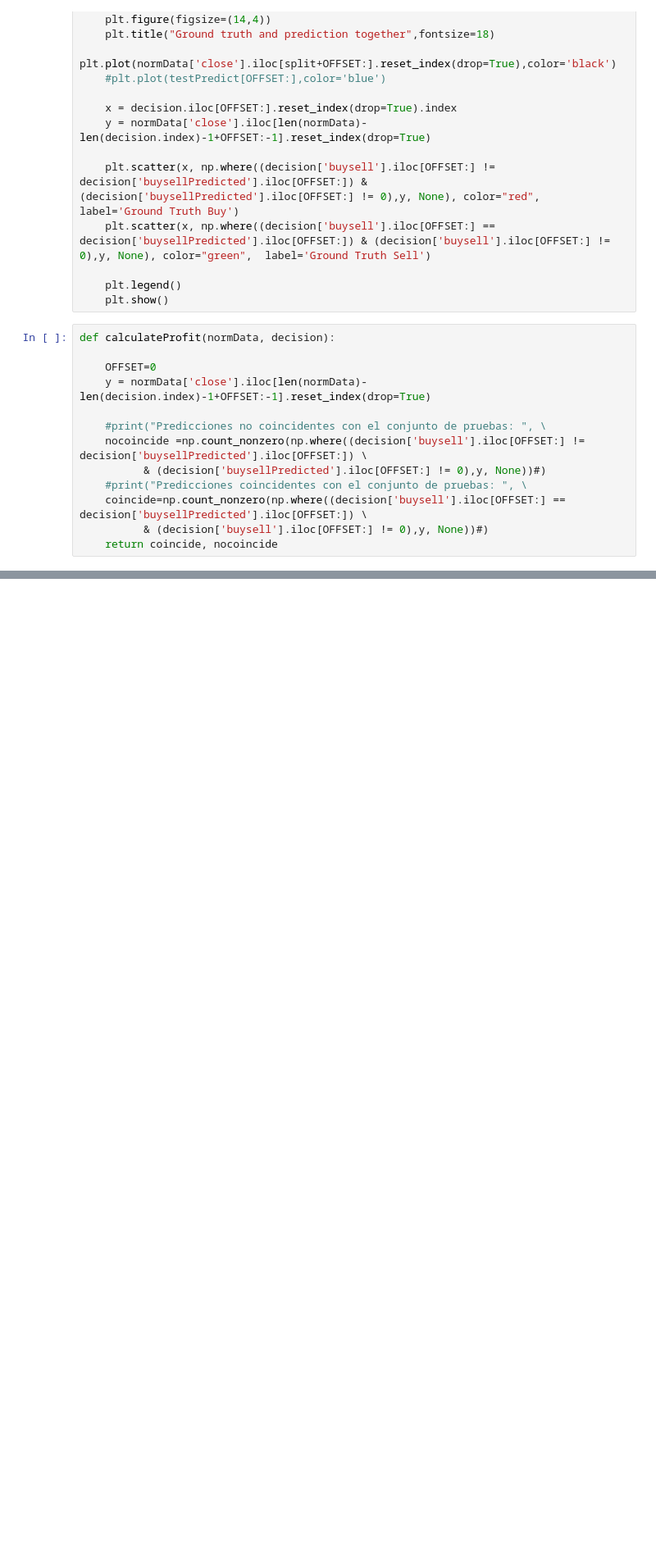
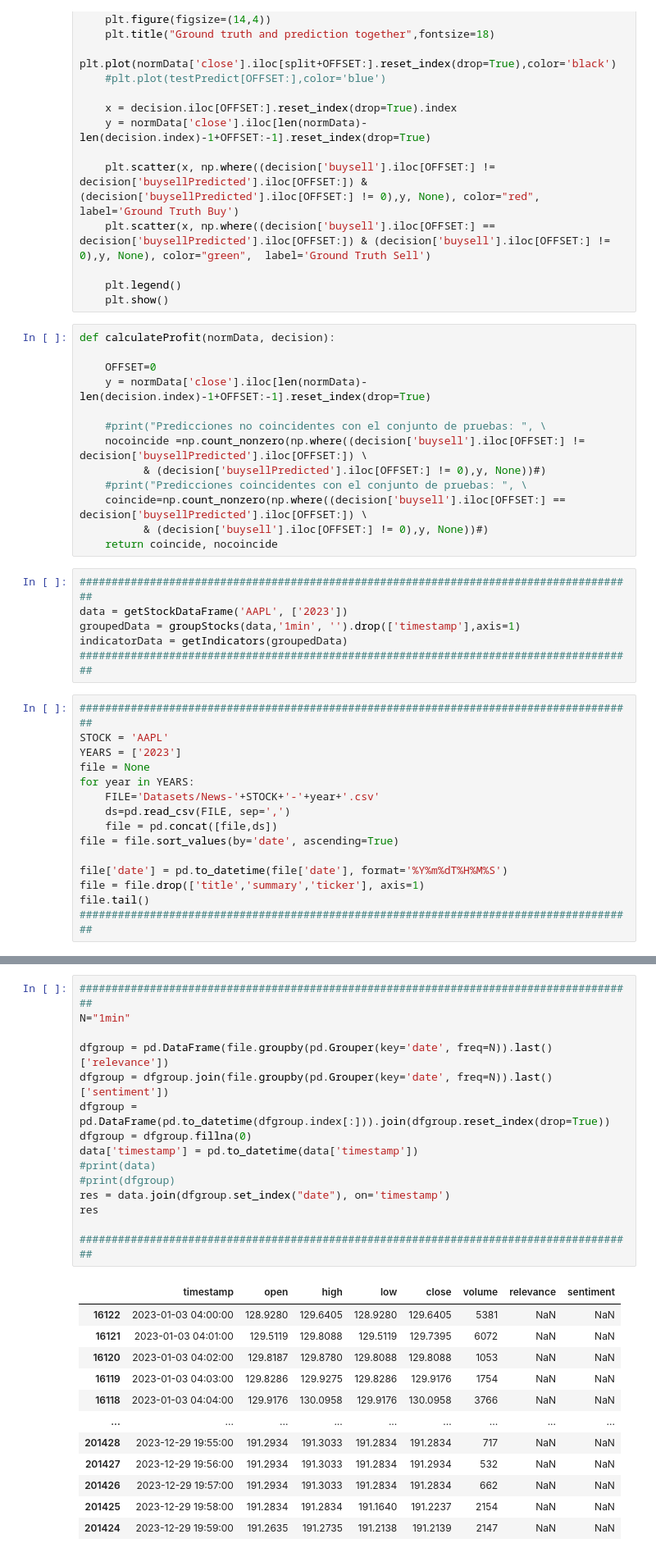
Before and after one commit to iadrados/StockPrediction, a Jupyter notebook: Stock_Prediction_Batch.ipynb, the cells around one changed output, grey strips where cells are left out. Shown at 82% size. Drawn from its saved outputs; the diff is of its cells as text; blank space fills up the shorter version.

```diff
--- a/Stock_Prediction_Batch.ipynb
+++ b/Stock_Prediction_Batch.ipynb
@@ -340,3 +342,24 @@ def calculateProfit(normData, decision):
     coincide=np.count_nonzero(np.where((decision['buysell'].iloc[OFFSET:] == decision['buysellPredicted'].iloc[OFFSET:]) \
           & (decision['buysell'].iloc[OFFSET:] != 0),y, None))#)
     return coincide, nocoincide
+# %%
+#######################################################################################
+data = getStockDataFrame('AAPL', ['2023'])
+groupedData = groupStocks(data,'1min', '').drop(['timestamp'],axis=1)
+indicatorData = getIndicators(groupedData)
+#######################################################################################
+# %%
+#######################################################################################
+STOCK = 'AAPL'
+YEARS = ['2023']
+file = None
+for year in YEARS:
+    FILE='Datasets/News-'+STOCK+'-'+year+'.csv'
+    ds=pd.read_csv(FILE, sep=',')
+    file = pd.concat([file,ds])
+file = file.sort_values(by='date', ascending=True)
+
+file['date'] = pd.to_datetime(file['date'], format='%Y%m%dT%H%M%S')
+file = file.drop(['title','summary','ticker'], axis=1)
+file.tail()
+#######################################################################################
@@ -342,0 +373,28 @@ def calculateProfit(normData, decision):
+# %%
+#######################################################################################
+N="1min"
+
+dfgroup = pd.DataFrame(file.groupby(pd.Grouper(key='date', freq=N)).last()['relevance'])
+dfgroup = dfgroup.join(file.groupby(pd.Grouper(key='date', freq=N)).last()['sentiment'])
+dfgroup = pd.DataFrame(pd.to_datetime(dfgroup.index[:])).join(dfgroup.reset_index(drop=True))
+dfgroup = dfgroup.fillna(0)
+data['timestamp'] = pd.to_datetime(data['timestamp'])
+#print(data)
+#print(dfgroup)
+res = data.join(dfgroup.set_index("date"), on='timestamp')
+res
+
+#######################################################################################
+# %% [output]
+|  | timestamp | open | high | low | close | volume | relevance | sentiment |
+| 16122 | 2023-01-03 04:00:00 | 128.9280 | 129.6405 | 128.9280 | 129.6405 | 5381 | NaN | NaN |
+| 16121 | 2023-01-03 04:01:00 | 129.5119 | 129.8088 | 129.5119 | 129.7395 | 6072 | NaN | NaN |
+| 16120 | 2023-01-03 04:02:00 | 129.8187 | 129.8780 | 129.8088 | 129.8088 | 1053 | NaN | NaN |
+| 16119 | 2023-01-03 04:03:00 | 129.8286 | 129.9275 | 129.8286 | 129.9176 | 1754 | NaN | NaN |
+| 16118 | 2023-01-03 04:04:00 | 129.9176 | 130.0958 | 129.9176 | 130.0958 | 3766 | NaN | NaN |
+| ... | ... | ... | ... | ... | ... | ... | ... | ... |
+| 201428 | 2023-12-29 19:55:00 | 191.2934 | 191.3033 | 191.2834 | 191.2834 | 717 | NaN | NaN |
+| 201427 | 2023-12-29 19:56:00 | 191.2934 | 191.3033 | 191.2834 | 191.2934 | 532 | NaN | NaN |
+| 201426 | 2023-12-29 19:57:00 | 191.2934 | 191.3033 | 191.2834 | 191.2834 | 662 | NaN | NaN |
+| 201425 | 2023-12-29 19:58:00 | 191.2834 | 191.2834 | 191.1640 | 191.2237 | 2154 | NaN | NaN |
+| 201424 | 2023-12-29 19:59:00 | 191.2635 | 191.2735 | 191.2138 | 191.2139 | 2147 | NaN | NaN |
```
Also changed, not shown: parts of 5 cells of this notebook, 4 other files.
